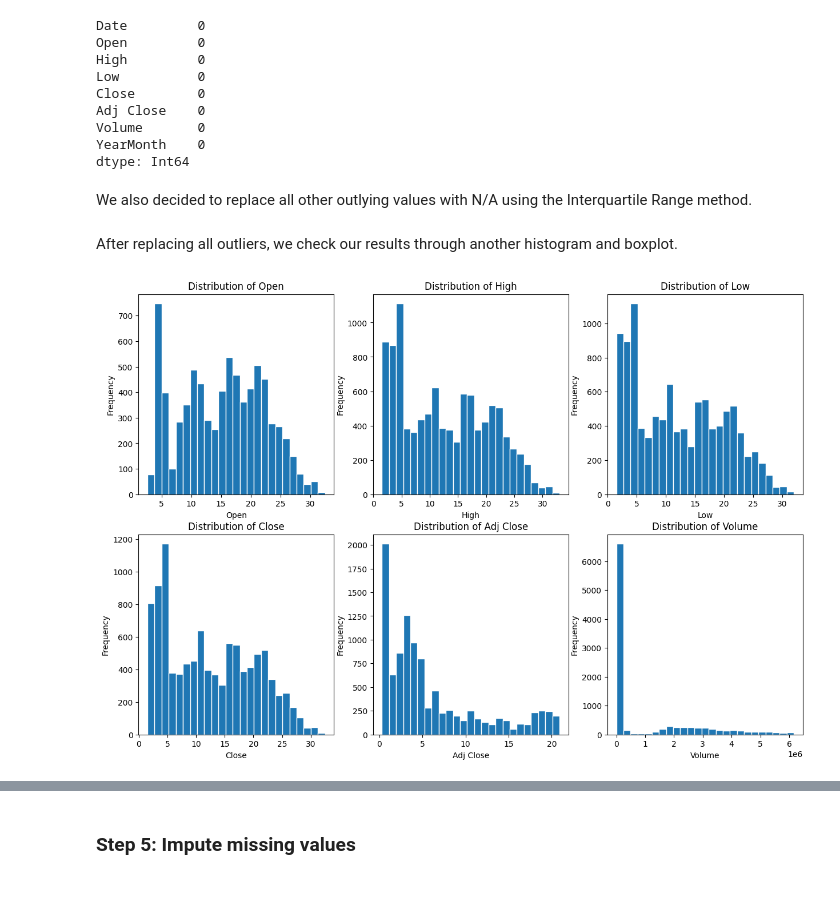
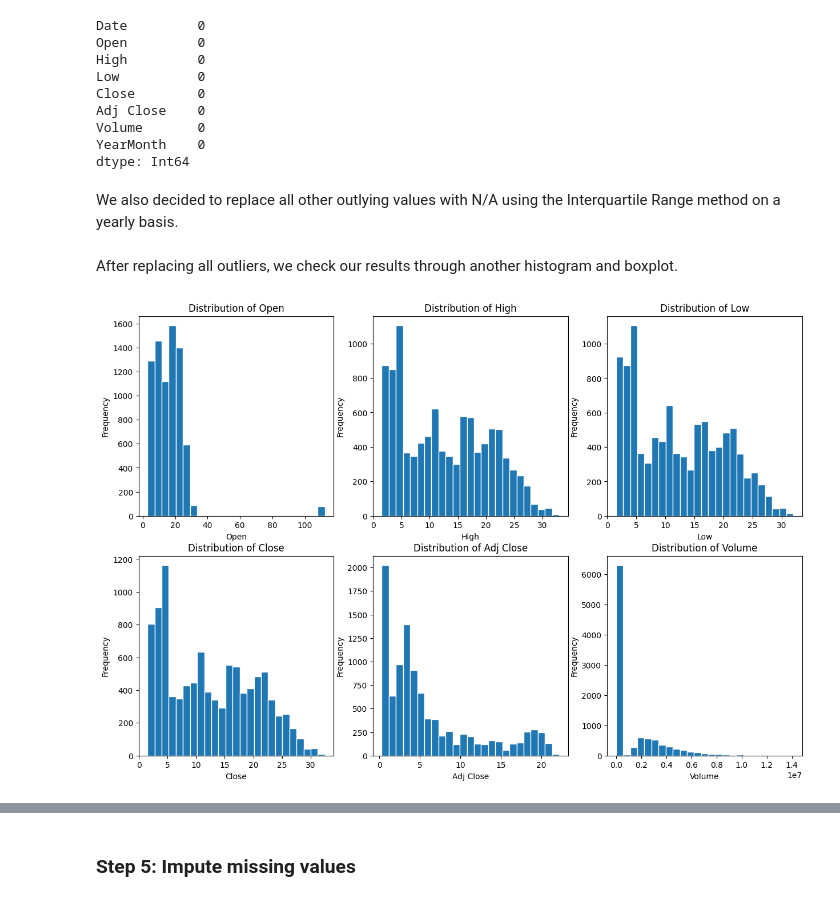
Before and after one commit to Noor-Raza/Python-for-Data-Science-Final-Project, a Jupyter notebook: Data Cleaning Workbooks/WEN_datacleaning.ipynb, the cells around one changed output, grey strips where cells are left out. Cells and saved outputs as stored; diff of their text form; code cells hidden in the pictures.

Commit message:
Updating WEN & YUM Data Cleaning Workbooks

```diff
--- a/Data Cleaning Workbooks/WEN_datacleaning.ipynb
+++ b/Data Cleaning Workbooks/WEN_datacleaning.ipynb
@@ -245,11 +245,11 @@ plt.show()  # Display graph
 # %% [markdown]
 After calculating and grouping the average monthly open and close prices, we can see the plotted stock development. It seems that there are some outliers in peaks and some zeros.
 # %%
-rows = len(columns)//3  # Determine the number of rows of subplots
+rows = len(visu_columns)//3  # Determine the number of rows of subplots
 fig, axes = plt.subplots(rows, 3, figsize=(15, 5 * rows))  # Adjust the figure size based on rows
 axes = axes.flatten()  # Flatten axes for iteration
 
-for i, col in enumerate(columns):  # Iterate through the relevant columns
+for i, col in enumerate(visu_columns):  # Iterate through the relevant columns
     axes[i].hist(df[col], bins=25, edgecolor='white')  # Plot the distribution
     axes[i].set_title(f'Distribution of {col}')  # Set graph title
     axes[i].set_xlabel(col)  # Set graph x axis label
@@ -261,11 +261,11 @@ plt.show()  # Display graph
 # %% [markdown]
 These histograms underline the previous assumptions on outliers. To further strengthen this assessment we will also display some boxplots.
 # %%
-rows = len(columns)//3  # Determine the number of rows of subplots
+rows = len(visu_columns)//3  # Determine the number of rows of subplots
 fig, axes = plt.subplots(rows, 3, figsize=(15, 5 * rows))  # Adjust the figure size based on rows
 axes = axes.flatten()  # Flatten axes for iteration
 
-for i, col in enumerate(columns):  # Iterate through the relevant columns
+for i, col in enumerate(visu_columns):  # Iterate through the relevant columns
     axes[i].boxplot(df[col].dropna(), vert=True)  # Plot the boxplots
     axes[i].set_title(f'Boxplot of {col}')  # Set graph title
     axes[i].set_xlabel(col)  # Set graph x axis label
@@ -281,7 +281,7 @@ Based on the visualizations and data inspection, we will move on with removing t
 # %% [markdown]
 As the next step we will remove all the previously determined outliers.
 # %%
-for col in columns:  # Iterate through all relevant columns
+for col in visu_columns:  # Iterate through all relevant columns
     df[col] = df[col].astype('Float64')  # Set float type before replacement
 
 df.dtypes  # Check results
@@ -312,31 +312,39 @@ Volume       0
 YearMonth    0
 dtype: Int64
 # %% [markdown]
-We also decided to replace all other outlying values with N/A using the Interquartile Range method.
+We also decided to replace all other outlying values with N/A using the Interquartile Range method on a yearly basis.
 # %%
-for col in columns:  # Iterate through all relevant columns
-    Q1 = df[col].quantile(0.25)  # Define the first quartile
-    Q3 = df[col].quantile(0.75)  # Define the third quartile
-    IQR = Q3 - Q1  # Calculate the interquartile range
-    lower_bound = Q1 - 1.5 * IQR  # Determine the lower bound with commonly accepted 1.5 multiplier
-    upper_bound = Q3 + 1.5 * IQR  # Determine the upper bound with commonly accepted 1.5 multiplier
+df['Year'] = df['Date'].dt.year  # Extract year from the Date column
+years = df['Year'].unique()  # Create list of all years
 
-    df.loc[df[col] < lower_bound, col] = pd.NA  # Replace values below the lower bound with N/A
-    df.loc[df[col] > upper_bound, col] = pd.NA  # Replace values above the upper bound with N/A
+for col in visu_columns:  # Iterate through all relevant columns
+    for year in years:  # Iterate through each year
+        yearly_df = df[df['Year'] == year][col]  # Filter data for the specific year
+
+        Q1 = yearly_df.quantile(0.25)  # Define the first quartile
+        Q3 = yearly_df.quantile(0.75)  # Define the third quartile
+        IQR = Q3 - Q1  # Calculate the interquartile range
+        lower_bound = Q1 - 1.5 * IQR  # Determine the lower bound
+        upper_bound = Q3 + 1.5 * IQR  # Determine the upper bound
+
+        df.loc[(df['Year'] == year) & (df[col] < lower_bound), col] = pd.NA  # Replace values below the lower bound with N/A
+        df.loc[(df['Year'] == year) & (df[col] > upper_bound), col] = pd.NA  # Replace values above the upper bound with N/A
+
+df.drop(columns=['Year'], inplace=True)  # Drop the temporary 'Year' column
 # %% [markdown]
 After replacing all outliers, we check our results through another histogram and boxplot.
 # %%
-rows = len(columns)//3  # Determine the number of rows of subplots
+rows = len(visu_columns)//3  # Determine the number of rows of subplots
 fig, axes = plt.subplots(rows, 3, figsize=(15, 5 * rows))  # Adjust the figure size based on rows
 axes = axes.flatten()  # Flatten axes for iteration
 
-for i, col in enumerate(columns):  # Iterate through the relevant columns
+for i, col in enumerate(visu_columns):  # Iterate through the relevant columns
     axes[i].hist(df[col], bins=25, edgecolor='white')  # Plot the distribution
     axes[i].set_title(f'Distribution of {col}')  # Set graph title
     axes[i].set_xlabel(col)  # Set graph x axis label
     axes[i].set_ylabel('Frequency')  # Set graph y axis label
 
 plt.show()  # Display graph
 # %% [output]
-[figure, old version]
+[figure, new version]
 # %%
```
Also changed, not shown: parts of 11 cells of this notebook, 1 other file.
